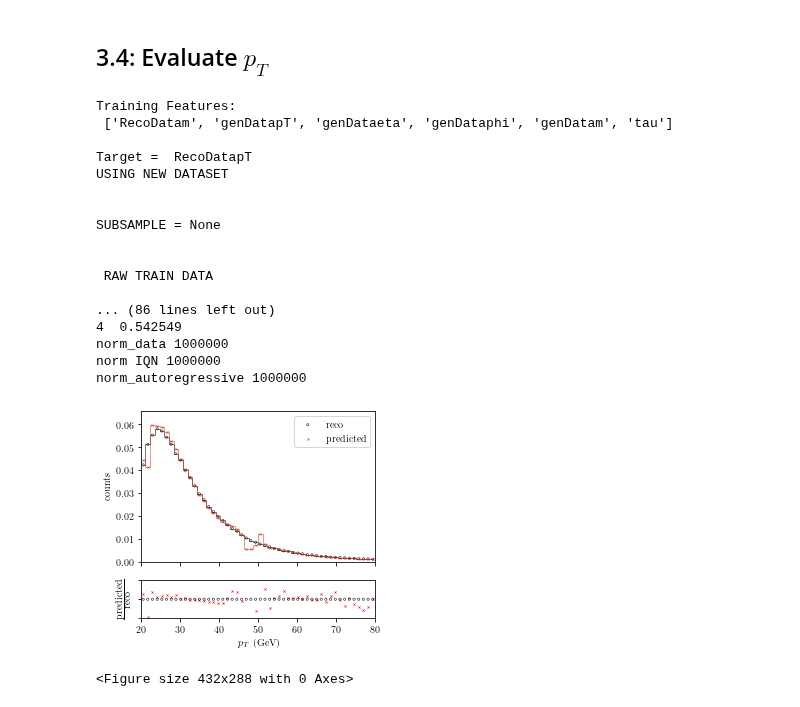
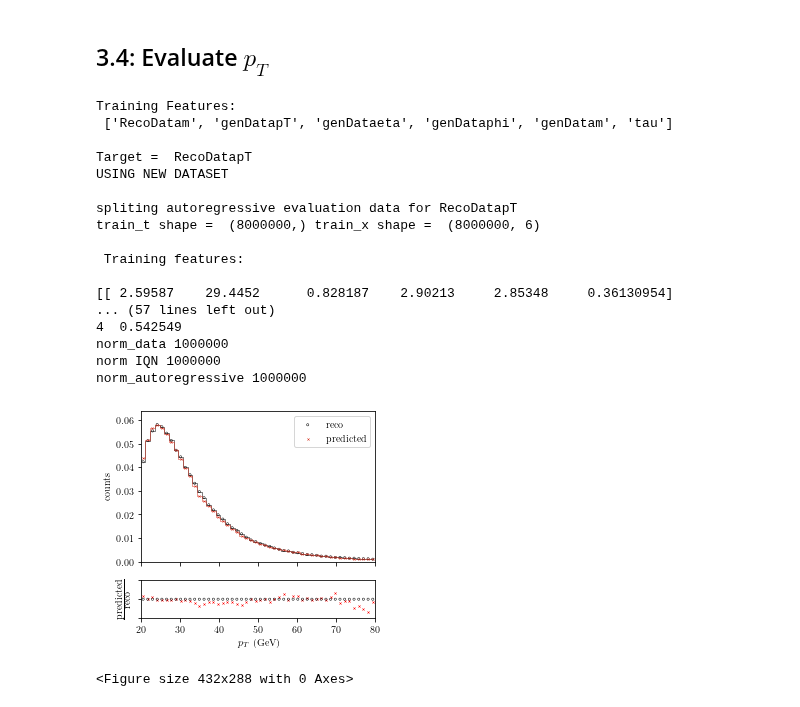
Before and after one commit to AliAlkadhim/torchQN, a Jupyter notebook: JupyterBook/3_Autoregressive_Evaluation.ipynb, the cells around one changed output. Drawn from its saved outputs; the diff is of its cells as text; code cells hidden in the pictures.

```diff
--- a/JupyterBook/3_Autoregressive_Evaluation.ipynb
+++ b/JupyterBook/3_Autoregressive_Evaluation.ipynb
@@ -244,7 +244,7 @@ Target =  RecoDatam
 USING NEW DATASET
 # %%
 ################################## Load unscaled dataframes ###################################
-# @memory.cache
+@memory.cache
 def load_raw_data():
     """Dont use AUTOREGRESSIVE_DIST_NAME for training of any variable.
     For mass evaluation: dont use AUTOREGRESSIVE_DIST_NAME. For pT evaluation use AUTOREGRESSIVE_DIST_NAME
@@ -645,7 +645,7 @@ def plot_one(
     )
     ax2.set_ylim((YLIM))
     ax2.set_xlim(range_)
-    ax2.set_yticklabels([])
+    ax2.set_yticklabels([0.8, 1.0, 1.2])
     if JUPYTER==True:
         plt.show()
     else:
@@ -1054,7 +1045,7 @@ print(train_t_z_scaled.mean(), train_t_z_scaled.std())
 ###########################################################
 # Get the  parameters for this model and training
 PARAMS_pT =  {
-"n_layers": int(10),
+"n_layers": int(4),
 "hidden_size": int(6),
 "dropout_1": float(0.6),
 "dropout_2": float(0.1),
@@ -1062,8 +1053,8 @@ PARAMS_pT =  {
     'optimizer_name':'Adam',
     'starting_learning_rate':float(1e-2),
     'momentum':float(0.6),
-    'batch_size':int(512),
-    'n_iterations': int(3e5),
+    'batch_size':int(1024),
+    'n_iterations': int(5e5),
 }
 
 optimizer_name = PARAMS_pT["optimizer_name"]
@@ -1082,7 +1073,7 @@ print(
 
 filename_model = utils.get_model_filename(target, PARAMS_pT)
 # filename_model = 'Trained_IQNx4_RecoDatapT_ 13_layer6_hiddenLeakyReLU_activation1024_batchsize200_Kiteration.dict'
-filename_model = 'Trained_IQNx4_RecoDatapT_10_layer6_hiddenLeakyReLU_activation512_batchsize300_Kiteration.dict'
+# filename_model = 'Trained_IQNx4_RecoDatapT_10_layer6_hiddenLeakyReLU_activation512_batchsize300_Kiteration.dict'
 trained_models_dir = "trained_models"
 utils.mkdir(trained_models_dir)
 # on cluster, Im using another TRAIN directory
@@ -1181,37 +1172,37 @@ print(
     "norm_data",
     norm_data,
     "\nnorm IQN",
     norm_IQN,
     "\nnorm_autoregressive",
     norm_autoregressive,
 )
 
 # Finally, plot predicted distribution
 plot_one(
     target=target,
     real_edges=label_edges_pT,
     real_counts=real_label_counts_pT,
     predicted_counts=predicted_label_counts_pT,
     save_plot=True,
     PARAMS=PARAMS_pT,
 )
 # %% [output]
 Training Features:
  ['RecoDatam', 'genDatapT', 'genDataeta', 'genDataphi', 'genDatam', 'tau']
 
 Target =  RecoDatapT
 USING NEW DATASET
 
+spliting autoregressive evaluation data for RecoDatapT
+train_t shape =  (8000000,) train_x shape =  (8000000, 6)
 
-SUBSAMPLE = None
+ Training features:
 
-
- RAW TRAIN DATA
-
-... (86 lines left out)
+[[ 2.59587    29.4452      0.828187    2.90213     2.85348     0.36130954]
+... (57 lines left out)
 4  0.542549
 norm_data 1000000
 norm IQN 1000000
 norm_autoregressive 1000000
-[figure, old version]
+[figure, new version]
 <Figure size 432x288 with 0 Axes>
```
Also changed, not shown: parts of 3 cells of this notebook, 14 other files.
